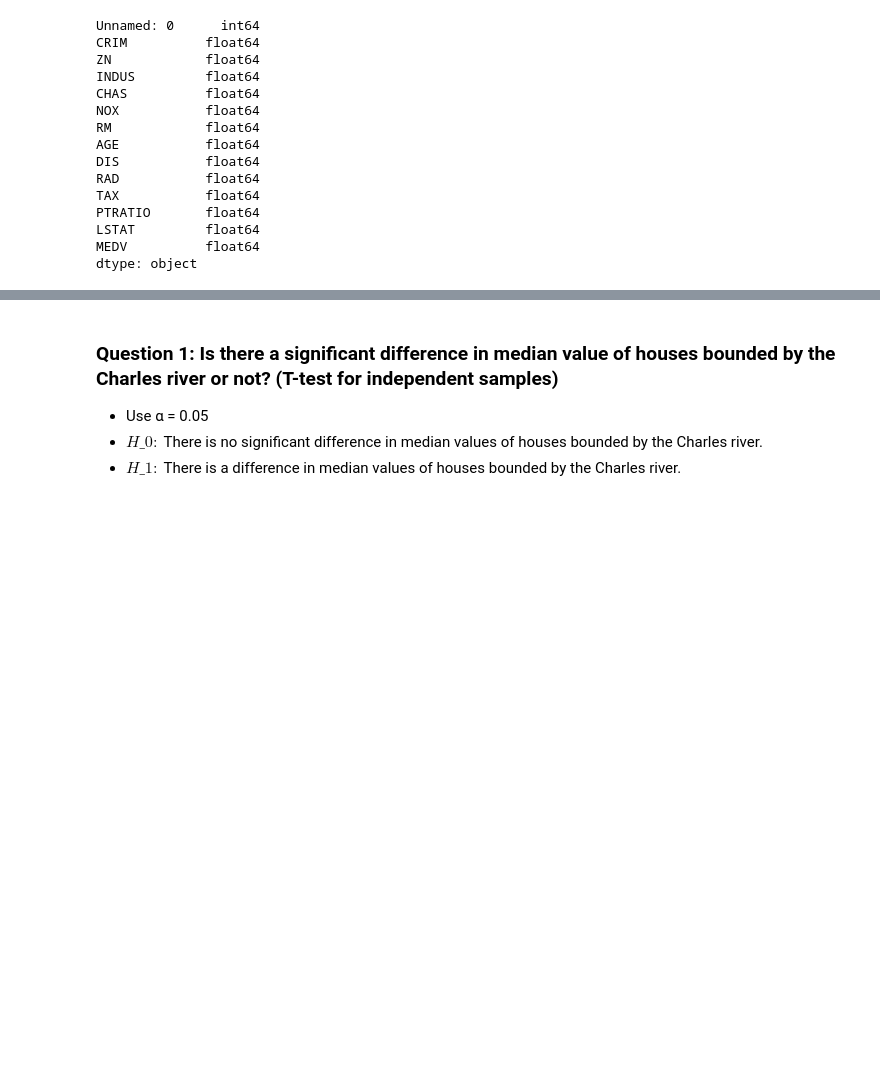
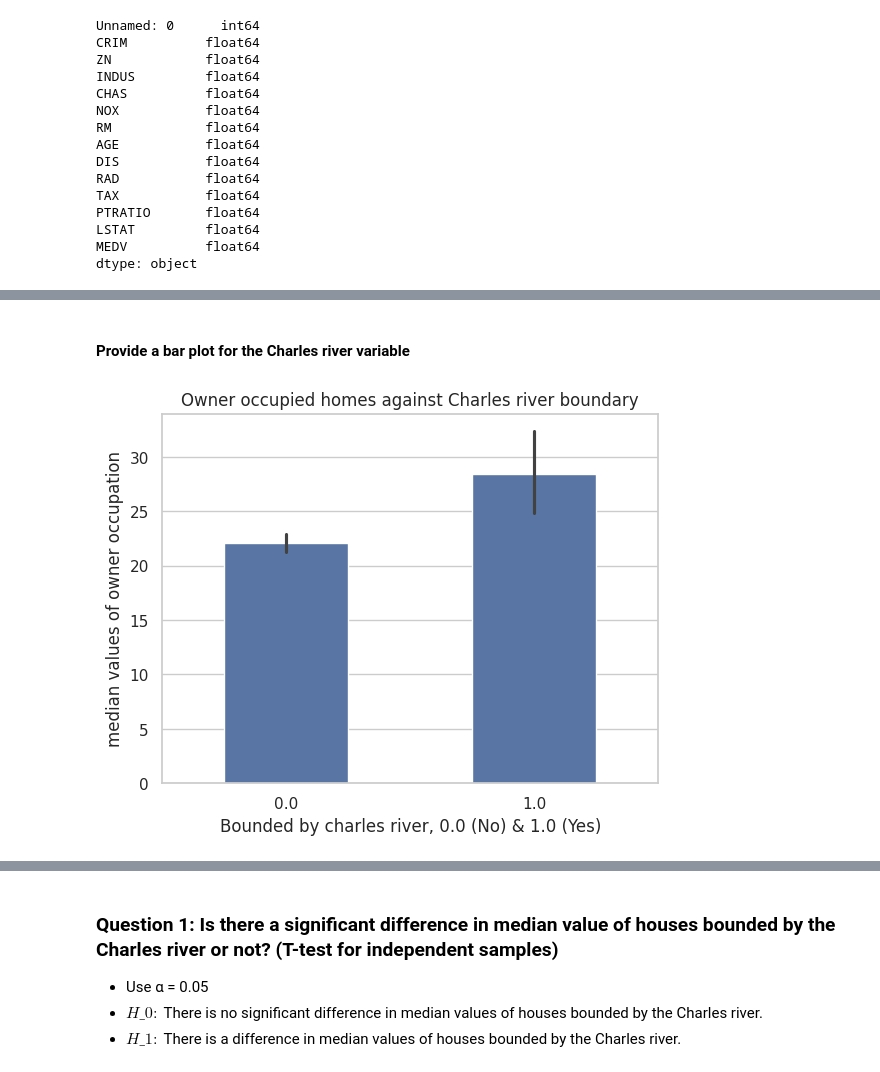
Before and after one commit to anuskaleem/IBMPeerGradedAssignments, a Jupyter notebook: Peer_Graded_Assignment.jupyterlite.ipynb, the cells around one changed output, grey strips where cells are left out. Saved outputs shown, nothing was run; the diff lists cells and outputs as text; code cells hidden in the pictures; blank space fills up the shorter version.

```diff
--- a/Peer_Graded_Assignment.jupyterlite.ipynb
+++ b/Peer_Graded_Assignment.jupyterlite.ipynb
@@ -86,0 +90,11 @@ pyplot.show()
+# %% [markdown]
+#### Provide a  bar plot for the Charles river variable
+# %%
+sns.set(style="whitegrid")
+ax = sns.barplot(x="CHAS", y="MEDV",data=boston_df,width=0.5)
+ax.set(title="Owner occupied homes against Charles river boundary")
+ax.set(xlabel="Bounded by charles river, 0.0 (No) & 1.0 (Yes)")
+ax.set(ylabel="median values of owner occupation")
+pyplot.show()
+# %% [output]
+[figure, added]
```
Also changed, not shown: parts of 19 cells of this notebook.
